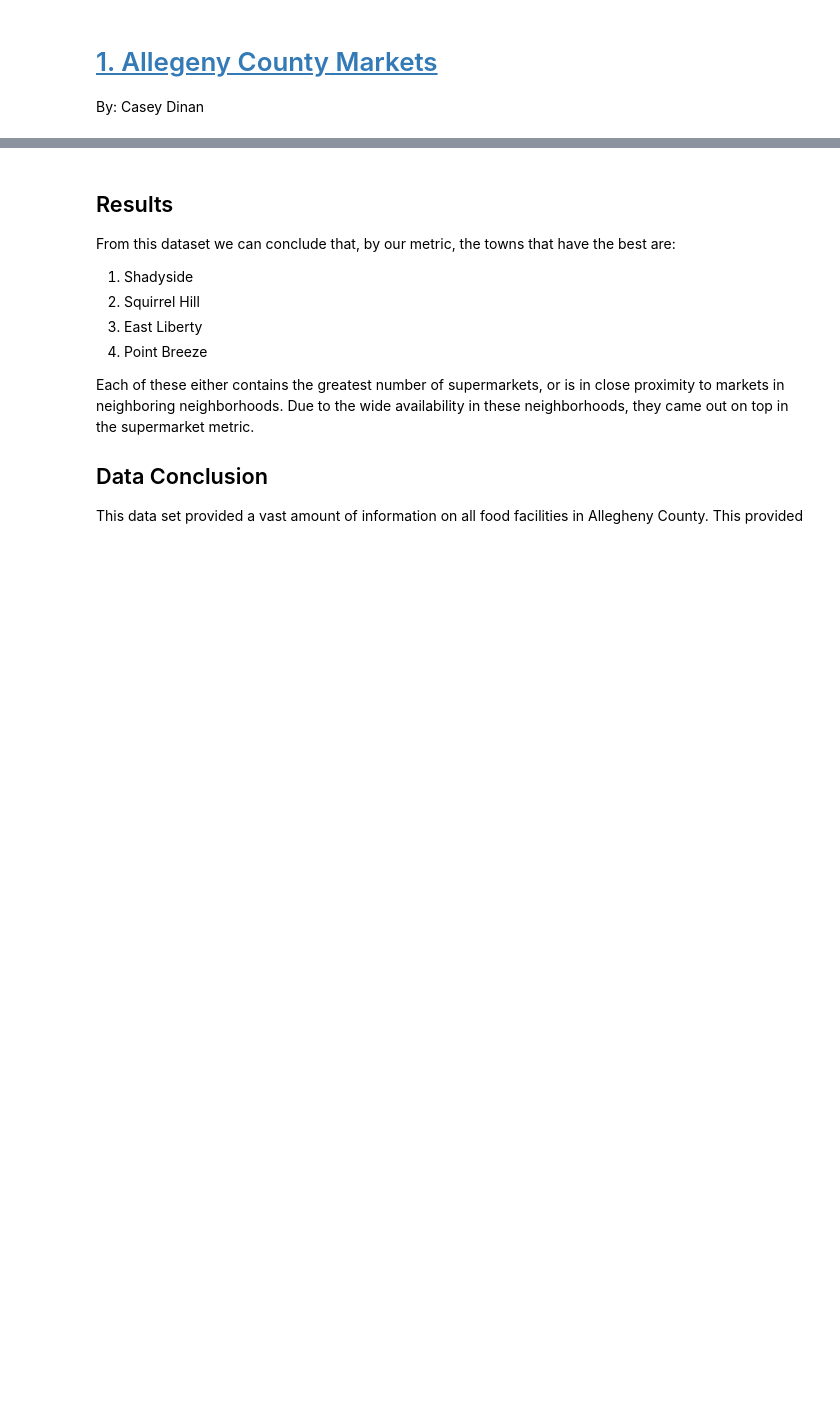
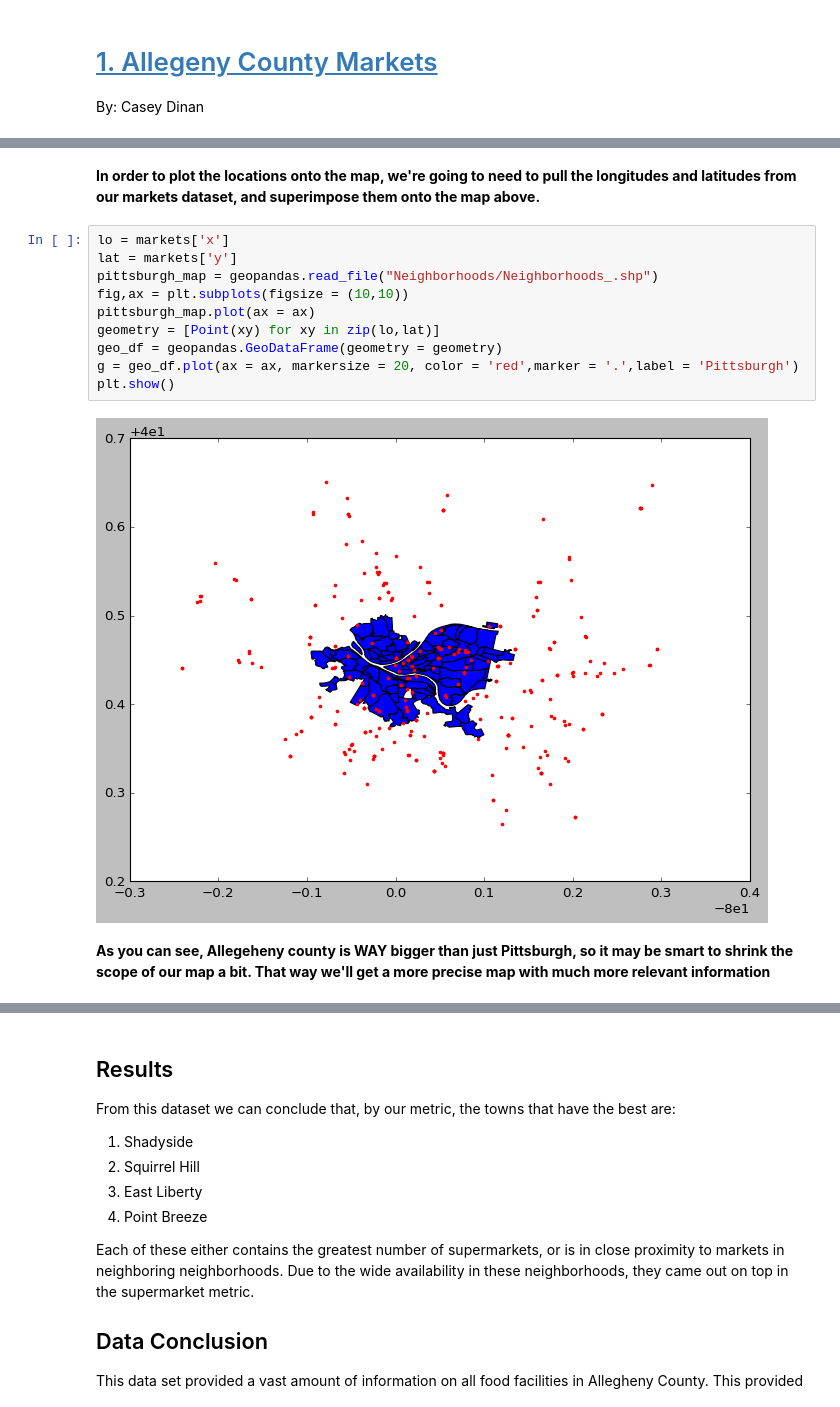
Before and after one commit to CaseyDinan/Big-Ideas-Final-Project, a Jupyter notebook: FinalAnalysis.ipynb, the cells around one changed output, grey strips where cells are left out. Cells and saved outputs as stored; diff of their text form; blank space fills up the shorter version.

```diff
--- a/FinalAnalysis.ipynb
+++ b/FinalAnalysis.ipynb
@@ -23,0 +103,16 @@ By: Casey Dinan
+# %% [markdown]
+**In order to plot the locations onto the map, we're going to need to pull the longitudes and latitudes from our markets dataset, and superimpose them onto the map above.**
+# %%
+lo = markets['x']
+lat = markets['y']
+pittsburgh_map = geopandas.read_file("Neighborhoods/Neighborhoods_.shp")
+fig,ax = plt.subplots(figsize = (10,10))
+pittsburgh_map.plot(ax = ax)
+geometry = [Point(xy) for xy in zip(lo,lat)]
+geo_df = geopandas.GeoDataFrame(geometry = geometry)
+g = geo_df.plot(ax = ax, markersize = 20, color = 'red',marker = '.',label = 'Pittsburgh')
+plt.show()
+# %% [output]
+[figure, added]
+# %% [markdown]
+**As you can see, Allegeheny county is WAY bigger than just Pittsburgh, so it may be smart to shrink the scope of our map a bit. That way we'll get a more precise map with much more relevant information**
```
Also changed, not shown: parts of 32 cells of this notebook, 1 other file.
